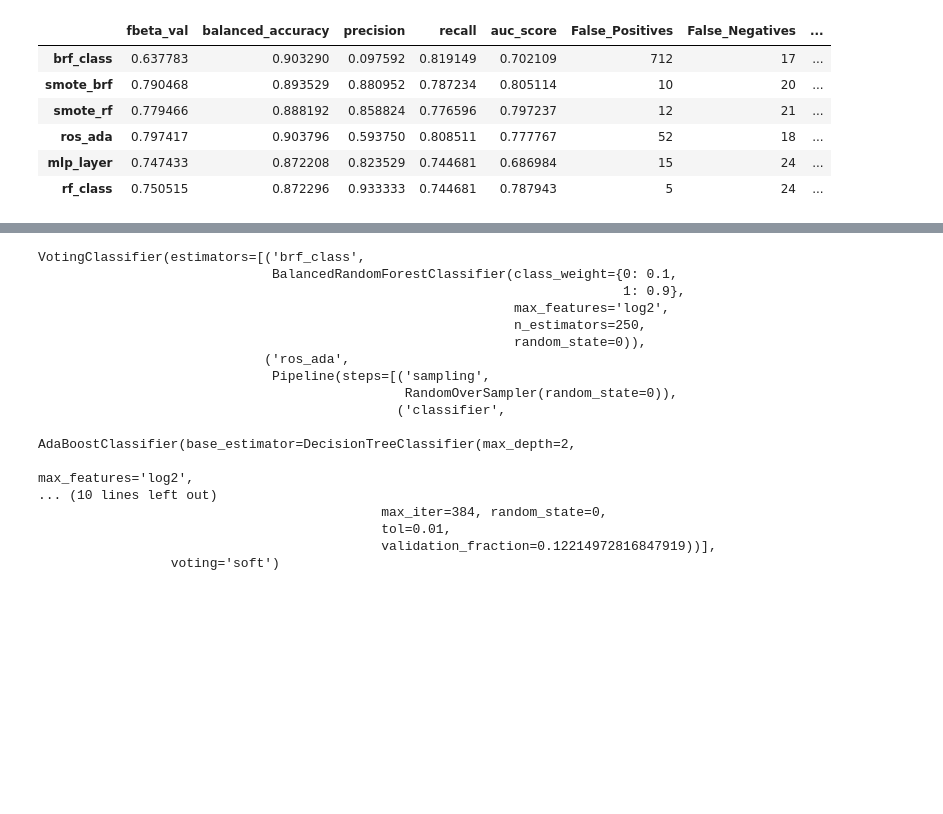
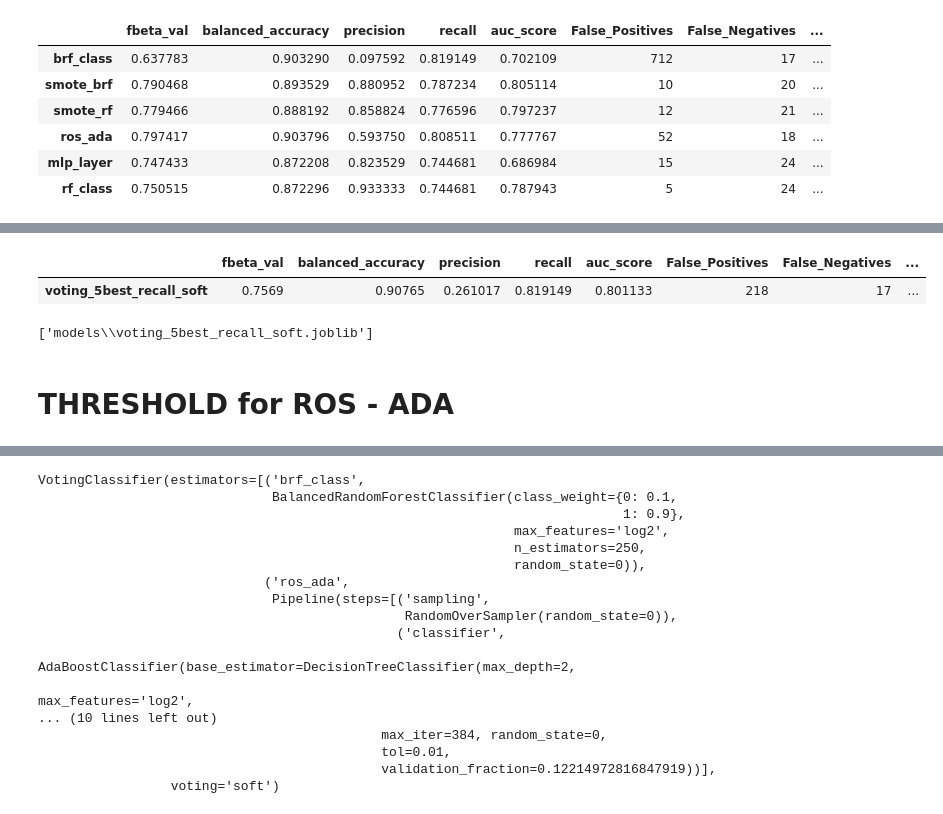
Before and after one commit to xmarkx/fraud_detection, a Jupyter notebook: K_Credit_cards_fraud-CopyV3.ipynb, the cells around one changed output, grey strips where cells are left out. Cells and saved outputs as stored; diff of their text form; code cells hidden in the pictures; blank space fills up the shorter version.

```diff
--- a/K_Credit_cards_fraud-CopyV3.ipynb
+++ b/K_Credit_cards_fraud-CopyV3.ipynb
@@ -3390,0 +3683,12 @@ best_params_ros_ada
+# %%
+results_voting_5best_recall_soft_df = pd.DataFrame(data=results_voting_5best_recall_soft.values(), index=results_voting_5best_recall_soft.keys(),\
+                      columns=['fbeta_val', 'balanced_accuracy', 'precision', 'recall', 'auc_score', 'False_Positives', 'False_Negatives', 'Avg_Train_Time', 'Test_Time'])
+results_voting_5best_recall_soft_df
+# %% [output]
+|  | fbeta_val | balanced_accuracy | precision | recall | auc_score | False_Positives | False_Negatives | ... |
+| voting_5best_recall_soft | 0.7569 | 0.90765 | 0.261017 | 0.819149 | 0.801133 | 218 | 17 | ... |
+# %%
+model_path = os.path.join('models', 'voting_5best_recall_soft.joblib')
+dump(voting_5best_recall_soft, model_path)
+# %% [output]
+['models\\voting_5best_recall_soft.joblib']
@@ -3390,0 +3699,2 @@ best_params_ros_ada
+# %% [markdown]
+# THRESHOLD for ROS - ADA
```
Also changed, not shown: parts of 95 cells of this notebook, 8 other files.
